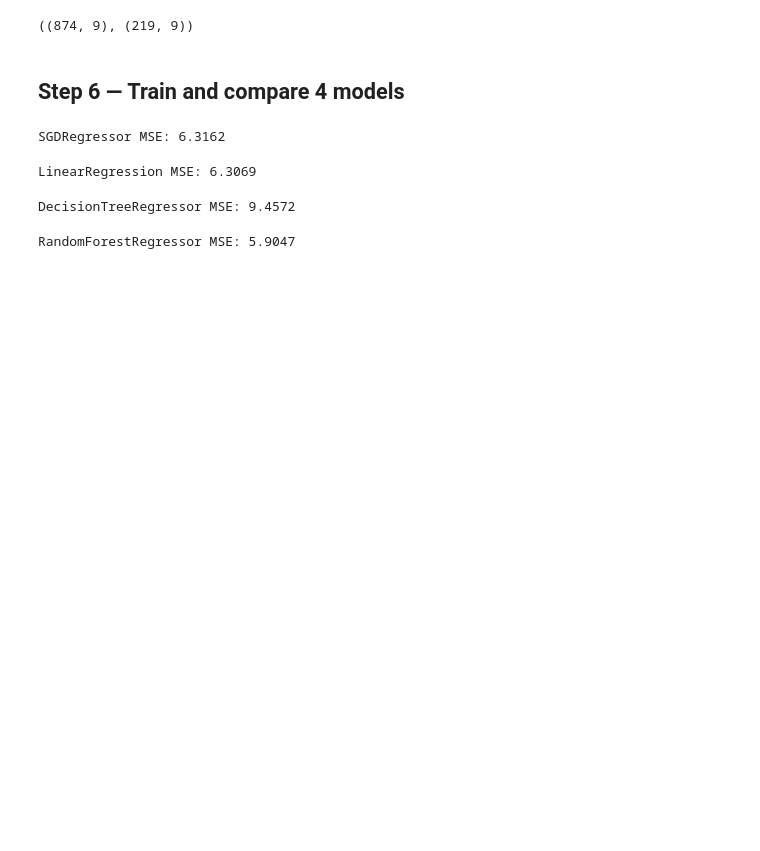
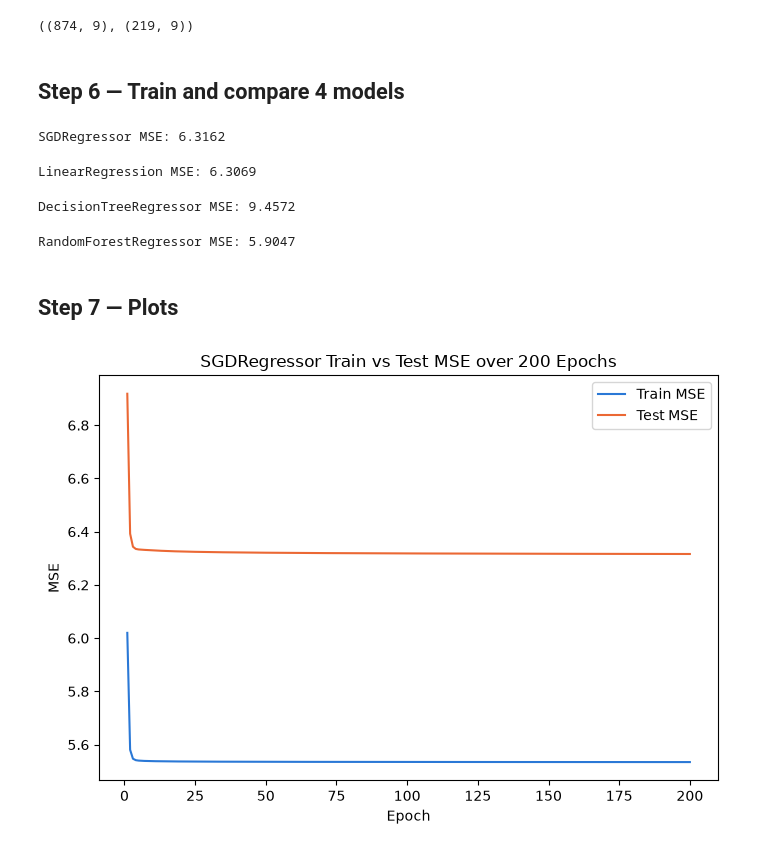
Before and after one commit to Divine-kuzo/linear_regression_model, a Jupyter notebook: summative/linear_regression/multivariate.ipynb, the cells around one changed output. Drawn from its saved outputs; the diff is of its cells as text; code cells hidden in the pictures; blank space fills up the shorter version.

```diff
--- a/summative/linear_regression/multivariate.ipynb
+++ b/summative/linear_regression/multivariate.ipynb
@@ -256,3 +256,18 @@ forest_reg_mse = mean_squared_error(y_test, forest_reg.predict(X_test_scaled))
 print(f'RandomForestRegressor MSE: {forest_reg_mse:.4f}')
 # %% [output]
 RandomForestRegressor MSE: 5.9047
+# %% [markdown]
+## Step 7 — Plots
+# %%
+plt.figure(figsize=(7, 5))
+plt.plot(range(1, n_epochs + 1), sgd_train_mse, label='Train MSE', color=SEQ_BLUE)
+plt.plot(range(1, n_epochs + 1), sgd_test_mse, label='Test MSE', color='#eb6834')
+plt.xlabel('Epoch')
+plt.ylabel('MSE')
+plt.title('SGDRegressor Train vs Test MSE over 200 Epochs')
+plt.legend()
+plt.tight_layout()
+plt.savefig('sgd_loss_curve.png', dpi=150)
+plt.show()
+# %% [output]
+[figure, added]
```
Also changed, not shown: parts of 2 cells of this notebook, 3 other files.
